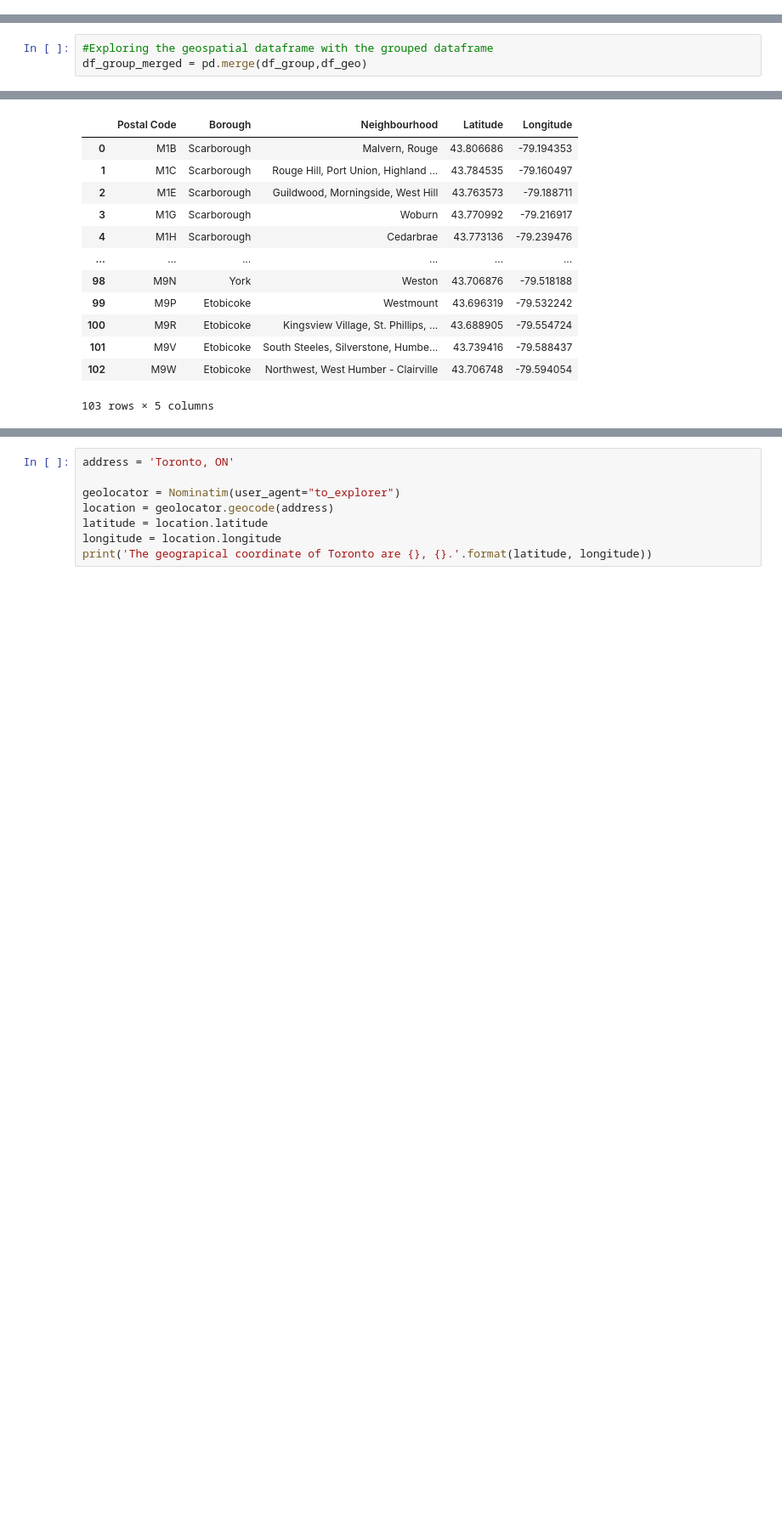
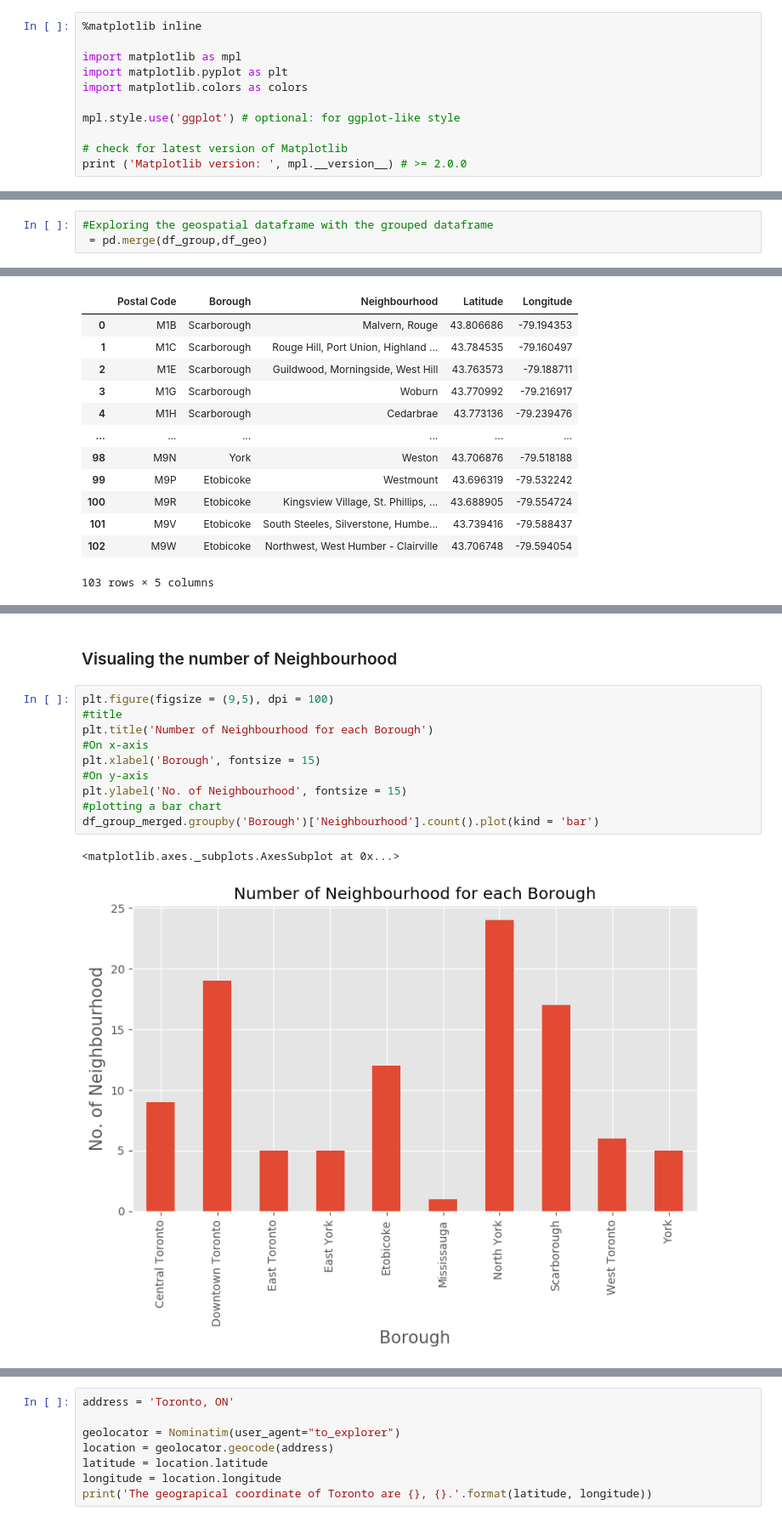
Before and after one commit to qazimussabbir/Coursera_Capstone_Clustering, a Jupyter notebook: Assignment-Week3.ipynb, the cells around one changed output, grey strips where cells are left out. Shown at 85% size. Saved outputs shown, nothing was run; the diff lists cells and outputs as text; blank space fills up the shorter version.

```diff
--- a/Assignment-Week3.ipynb
+++ b/Assignment-Week3.ipynb
@@ -53,3 +55,14 @@ Libraries imported.
 # %%
 # Import the BeautifulSoup package for web scraping
 from bs4 import BeautifulSoup
+# %%
+%matplotlib inline
+
+import matplotlib as mpl
+import matplotlib.pyplot as plt
+import matplotlib.colors as colors
+
+mpl.style.use('ggplot') # optional: for ggplot-like style
+
+# check for latest version of Matplotlib
+print ('Matplotlib version: ', mpl.__version__) # >= 2.0.0
@@ -394,6 +446,6 @@ df_geo.head()
 # %%
 #Exploring the geospatial dataframe with the grouped dataframe
-df_group_merged = pd.merge(df_group,df_geo)
+ = pd.merge(df_group,df_geo)
 # %%
 df_group_merged
 # %% [output]
@@ -441,0 +471,15 @@ final_df
+# %% [markdown]
+### Visualing the number of Neighbourhood
+# %%
+plt.figure(figsize = (9,5), dpi = 100)
+#title
+plt.title('Number of Neighbourhood for each Borough')
+#On x-axis
+plt.xlabel('Borough', fontsize = 15)
+#On y-axis
+plt.ylabel('No. of Neighbourhood', fontsize = 15)
+#plotting a bar chart
+df_group_merged.groupby('Borough')['Neighbourhood'].count().plot(kind = 'bar')
+# %% [output]
+<matplotlib.axes._subplots.AxesSubplot at 0x...>
+[figure, added]
```
Also changed, not shown: parts of 169 cells of this notebook, 6 other files.
